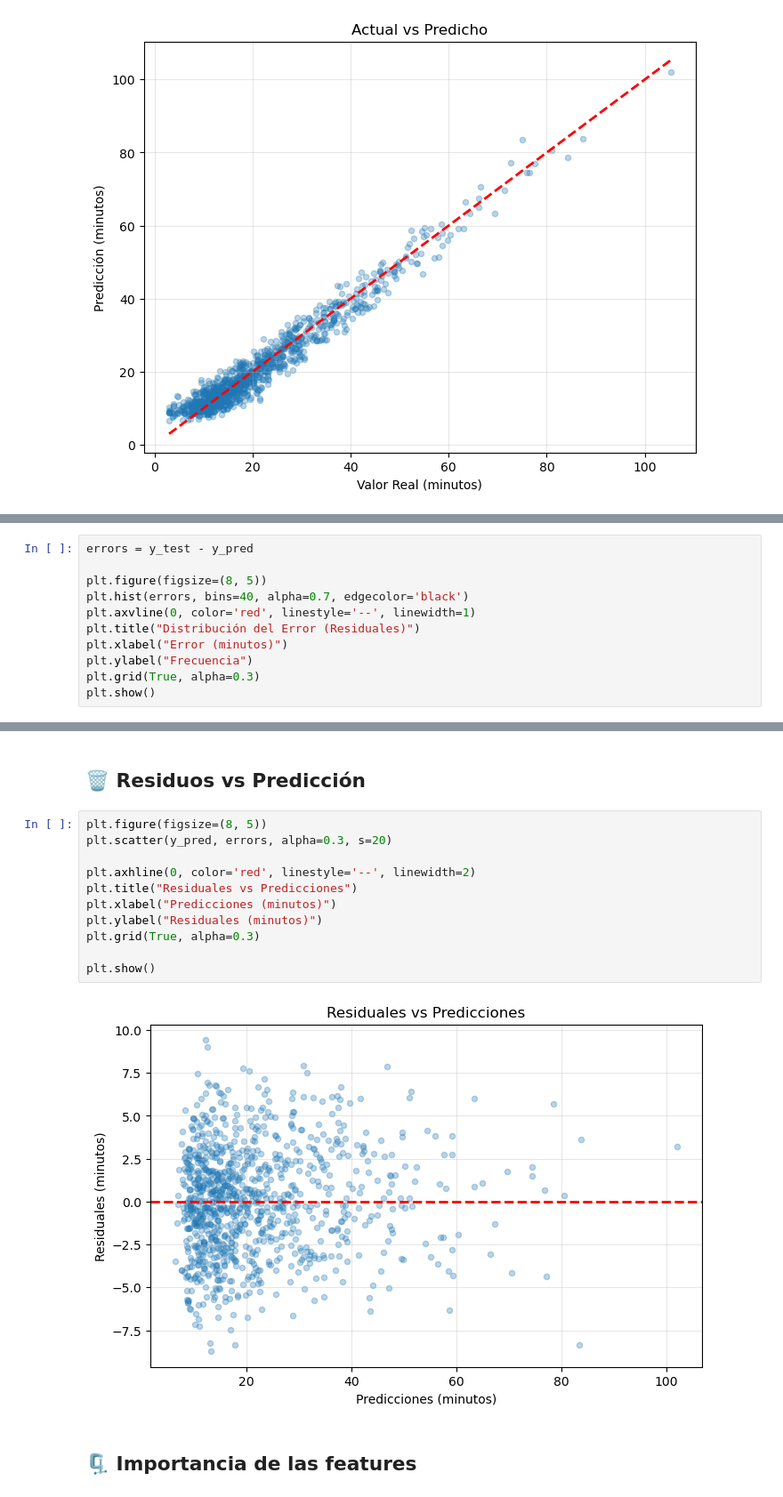
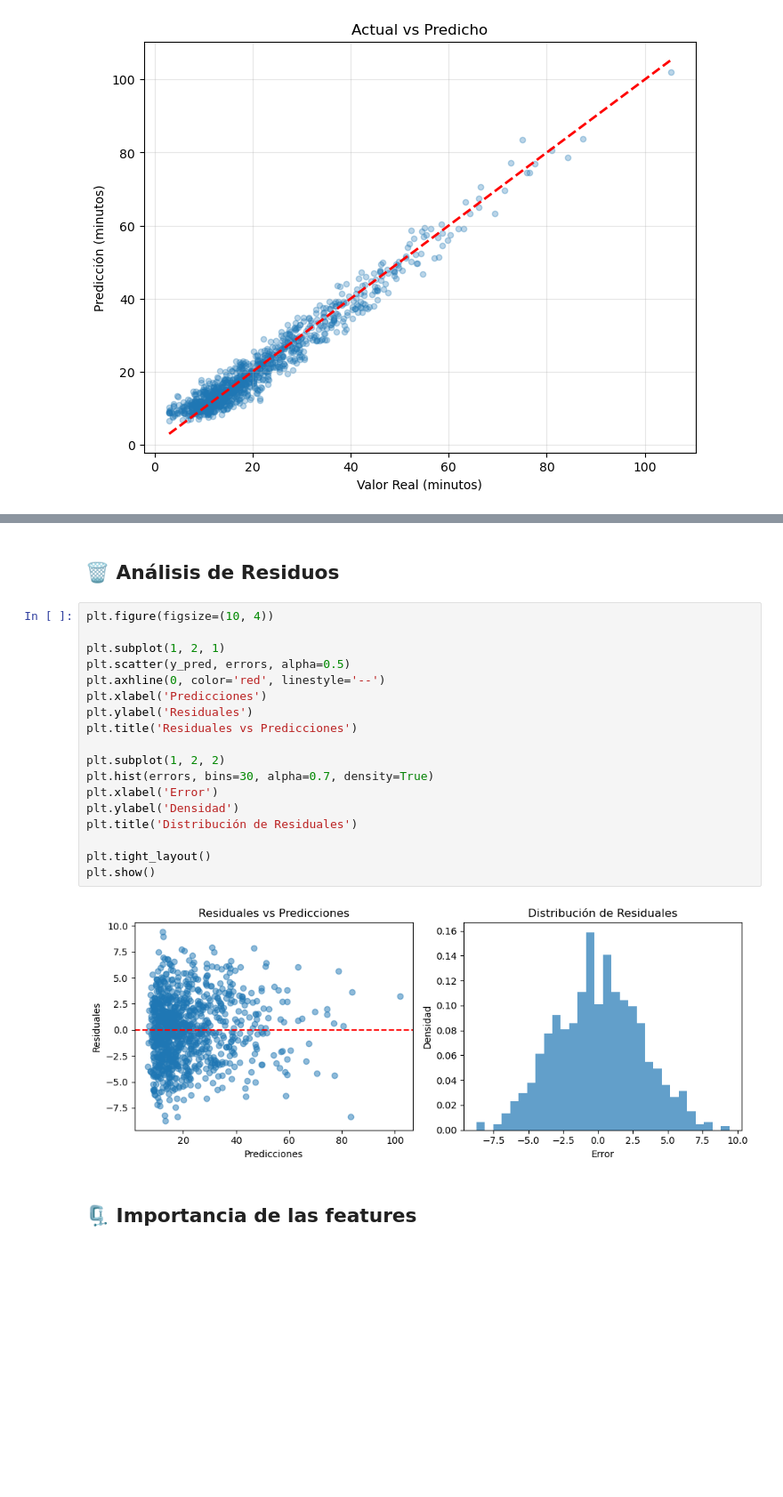
Before and after one commit to gpelo-data/ml-transporte, a Jupyter notebook: notebooks/04_Evaluation.ipynb, the cells around one changed output, grey strips where cells are left out. Shown at 89% size. Saved outputs shown, nothing was run; the diff lists cells and outputs as text; blank space fills up the shorter version.

```diff
--- a/notebooks/04_Evaluation.ipynb
+++ b/notebooks/04_Evaluation.ipynb
@@ -82,11 +79,0 @@ plt.show()
-# %%
-errors = y_test - y_pred
-
-plt.figure(figsize=(8, 5))
-plt.hist(errors, bins=40, alpha=0.7, edgecolor='black')
-plt.axvline(0, color='red', linestyle='--', linewidth=1)
-plt.title("Distribución del Error (Residuales)")
-plt.xlabel("Error (minutos)")
-plt.ylabel("Frecuencia")
-plt.grid(True, alpha=0.3)
-plt.show()
@@ -95,18 +80,25 @@ plt.show()
 # %% [markdown]
-## 🗑️ **Residuos vs Predicción**
+## 🗑️ **Análisis de Residuos**
 # %%
-plt.figure(figsize=(8, 5))
-plt.scatter(y_pred, errors, alpha=0.3, s=20)
+plt.figure(figsize=(10, 4))
 
-plt.axhline(0, color='red', linestyle='--', linewidth=2)
-plt.title("Residuales vs Predicciones")
-plt.xlabel("Predicciones (minutos)")
-plt.ylabel("Residuales (minutos)")
-plt.grid(True, alpha=0.3)
+plt.subplot(1, 2, 1)
+plt.scatter(y_pred, errors, alpha=0.5)
+plt.axhline(0, color='red', linestyle='--')
+plt.xlabel('Predicciones')
+plt.ylabel('Residuales')
+plt.title('Residuales vs Predicciones')
 
+plt.subplot(1, 2, 2)
+plt.hist(errors, bins=30, alpha=0.7, density=True)
+plt.xlabel('Error')
+plt.ylabel('Densidad')
+plt.title('Distribución de Residuales')
+
+plt.tight_layout()
 plt.show()
 # %% [output]
-[figure, old version]
+[figure, new version]
 # %% [markdown]
 ## 🗜️ **Importancia de las features**
 # %%
```
Also changed, not shown: parts of 7 cells of this notebook, 8 other files.
